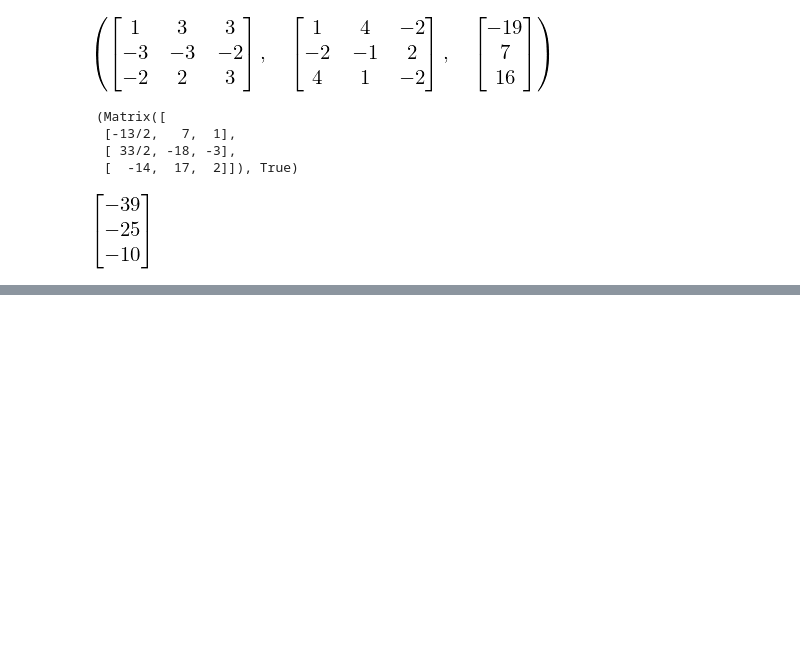
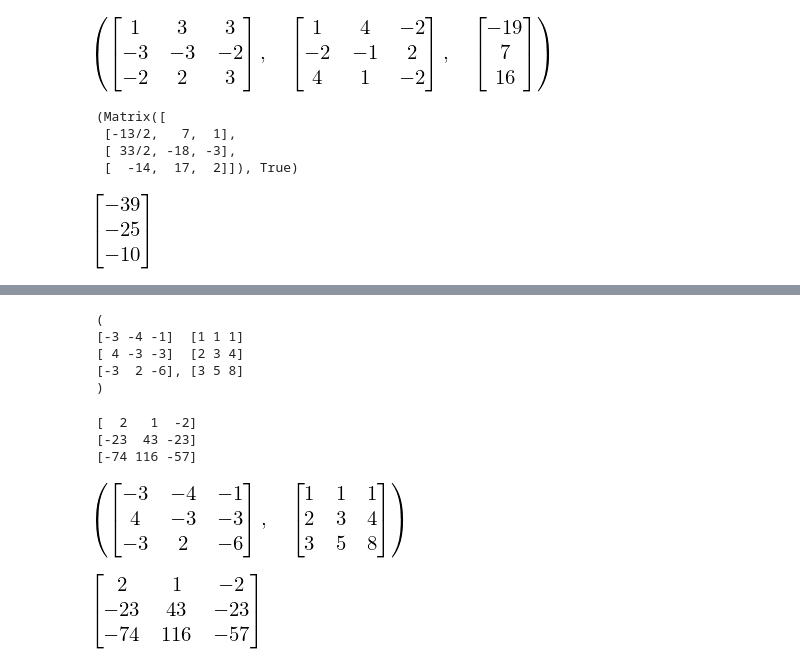
Before and after one commit to OlgaBelitskaya/linear_algebra_practice, a Jupyter notebook: work1_12.ipynb, the cells around one changed output, grey strips where cells are left out. Cells and saved outputs as stored; diff of their text form; code cells hidden in the pictures; blank space fills up the shorter version.

```diff
--- a/work1_12.ipynb
+++ b/work1_12.ipynb
@@ -278,0 +297,30 @@ $\tilde{A} = C * A * C^{-1}$
+# %%
+# sage
+A = matrix(SR,3,[-3,-4,-1,4,-3,-3,-3,2,-6])
+C = matrix(SR,3,[1,1,1,2,3,4,3,5,8])
+A, C
+# %% [output]
+(
+[-3 -4 -1]  [1 1 1]
+[ 4 -3 -3]  [2 3 4]
+[-3  2 -6], [3 5 8]
+)
+# %%
+AT = C * A * C.inverse()
+AT
+# %% [output]
+[  2   1  -2]
+[-23  43 -23]
+[-74 116 -57]
+# %%
+# sympy
+A = sympy.Matrix([[-3,-4,-1],[4,-3,-3],[-3,2,-6]])
+C = sympy.Matrix([[1,1,1],[2,3,4],[3,5,8]])
+A, C
+# %% [output]
+[figure, added]
+# %%
+AT = C * A * C.inv()
+AT
+# %% [output]
+[figure, added]
```
Also changed, not shown: parts of 15 cells of this notebook.
